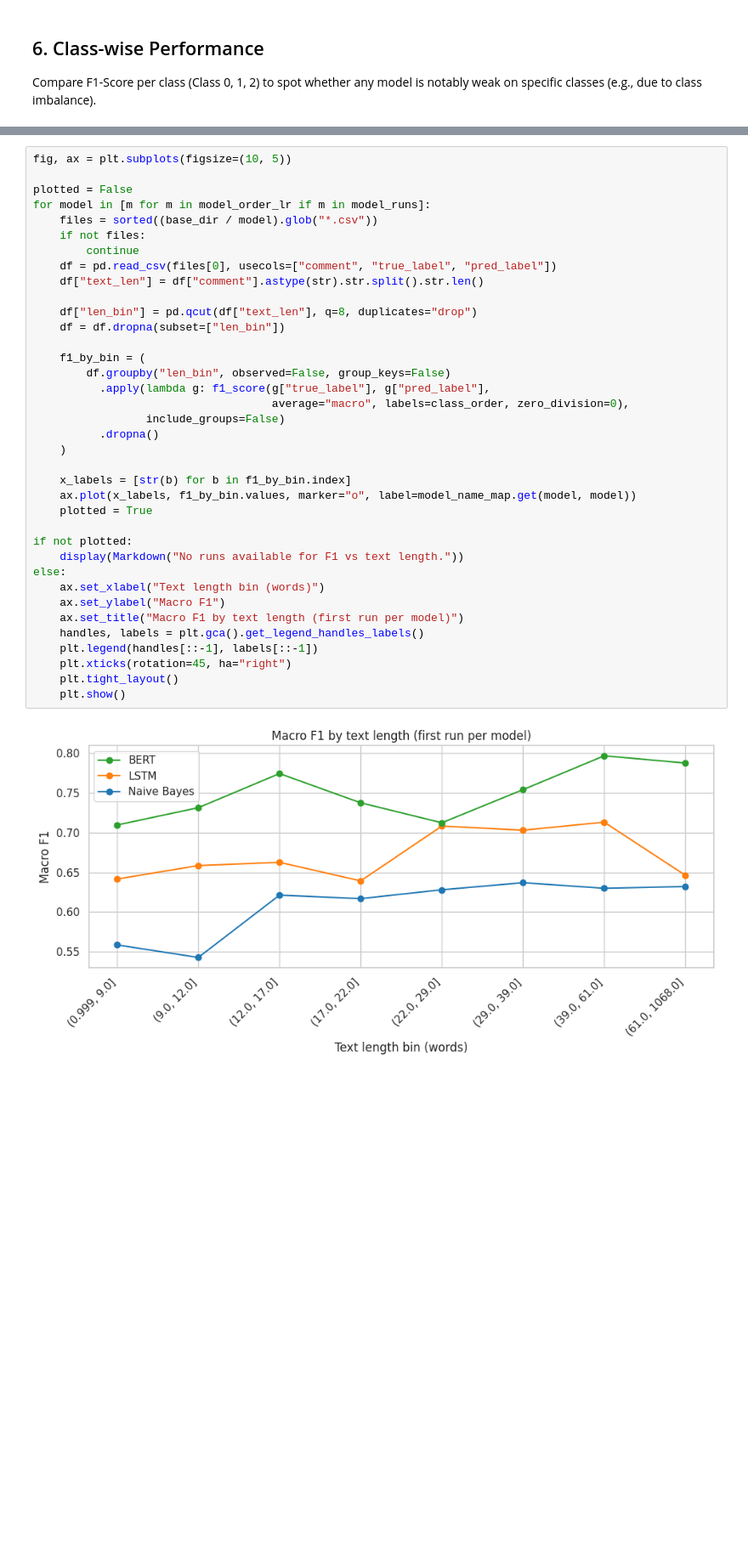
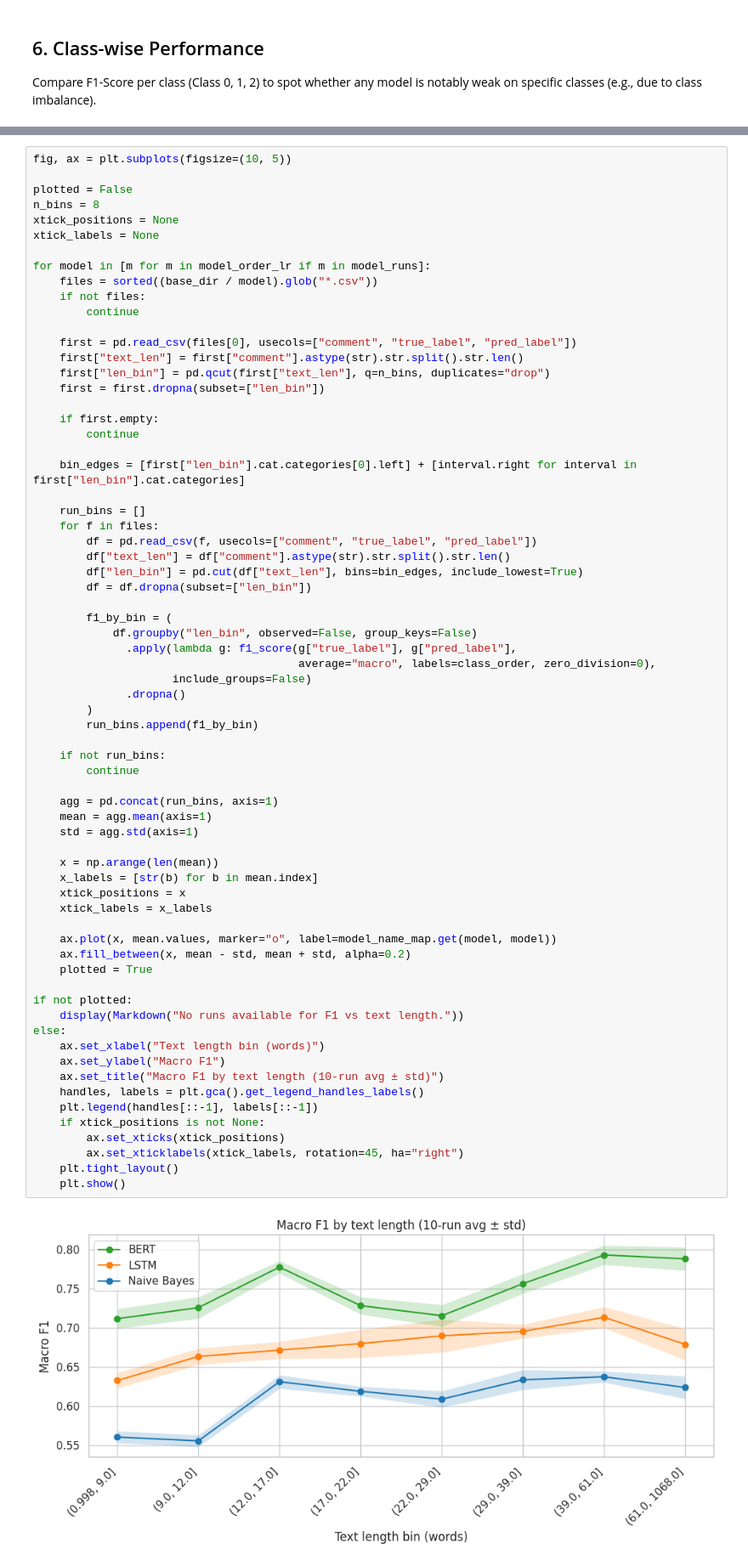
Before and after one commit to yuweiiihuang/yt-sentiment-analysis, a Jupyter notebook: aggregate_outputs.ipynb, the cells around one changed output, grey strips where cells are left out. Shown: that part at 85% size. Cells and saved outputs as stored; diff of their text form; blank space fills up the shorter version.

Commit message:
feat: plot accuracy vs text length as 10-run macro F1 average with std shading

```diff
--- a/aggregate_outputs.ipynb
+++ b/aggregate_outputs.ipynb
@@ -497,39 +497,70 @@ Group test samples by length and observe how comment length affects accuracy—o
 # %%
 fig, ax = plt.subplots(figsize=(10, 5))
 
 plotted = False
+n_bins = 8
+xtick_positions = None
+xtick_labels = None
+
 for model in [m for m in model_order_lr if m in model_runs]:
     files = sorted((base_dir / model).glob("*.csv"))
     if not files:
         continue
-    df = pd.read_csv(files[0], usecols=["comment", "true_label", "pred_label"])
-    df["text_len"] = df["comment"].astype(str).str.split().str.len()
 
-    df["len_bin"] = pd.qcut(df["text_len"], q=8, duplicates="drop")
-    df = df.dropna(subset=["len_bin"])
+    first = pd.read_csv(files[0], usecols=["comment", "true_label", "pred_label"])
+    first["text_len"] = first["comment"].astype(str).str.split().str.len()
+    first["len_bin"] = pd.qcut(first["text_len"], q=n_bins, duplicates="drop")
+    first = first.dropna(subset=["len_bin"])
 
-    f1_by_bin = (
-        df.groupby("len_bin", observed=False, group_keys=False)
-          .apply(lambda g: f1_score(g["true_label"], g["pred_label"],
-                                    average="macro", labels=class_order, zero_division=0),
-                 include_groups=False)
-          .dropna()
-    )
+    if first.empty:
+        continue
 
-    x_labels = [str(b) for b in f1_by_bin.index]
-    ax.plot(x_labels, f1_by_bin.values, marker="o", label=model_name_map.get(model, model))
+    bin_edges = [first["len_bin"].cat.categories[0].left] + [interval.right for interval in first["len_bin"].cat.categories]
+
+    run_bins = []
+    for f in files:
+        df = pd.read_csv(f, usecols=["comment", "true_label", "pred_label"])
+        df["text_len"] = df["comment"].astype(str).str.split().str.len()
+        df["len_bin"] = pd.cut(df["text_len"], bins=bin_edges, include_lowest=True)
+        df = df.dropna(subset=["len_bin"])
+
+        f1_by_bin = (
+            df.groupby("len_bin", observed=False, group_keys=False)
+              .apply(lambda g: f1_score(g["true_label"], g["pred_label"],
+                                        average="macro", labels=class_order, zero_division=0),
+                     include_groups=False)
+              .dropna()
+        )
+        run_bins.append(f1_by_bin)
+
+    if not run_bins:
+        continue
+
+    agg = pd.concat(run_bins, axis=1)
+    mean = agg.mean(axis=1)
+    std = agg.std(axis=1)
+
+    x = np.arange(len(mean))
+    x_labels = [str(b) for b in mean.index]
+    xtick_positions = x
+    xtick_labels = x_labels
+
+    ax.plot(x, mean.values, marker="o", label=model_name_map.get(model, model))
+    ax.fill_between(x, mean - std, mean + std, alpha=0.2)
     plotted = True
 
 if not plotted:
     display(Markdown("No runs available for F1 vs text length."))
 else:
     ax.set_xlabel("Text length bin (words)")
     ax.set_ylabel("Macro F1")
-    ax.set_title("Macro F1 by text length (first run per model)")
+    ax.set_title("Macro F1 by text length (10-run avg ± std)")
     handles, labels = plt.gca().get_legend_handles_labels()
     plt.legend(handles[::-1], labels[::-1])
-    plt.xticks(rotation=45, ha="right")
+    if xtick_positions is not None:
+        ax.set_xticks(xtick_positions)
+        ax.set_xticklabels(xtick_labels, rotation=45, ha="right")
     plt.tight_layout()
     plt.show()
 # %% [output]
-[figure, old version]
+[figure, new version]
```
Also changed, not shown: parts of 1 cell of this notebook.
